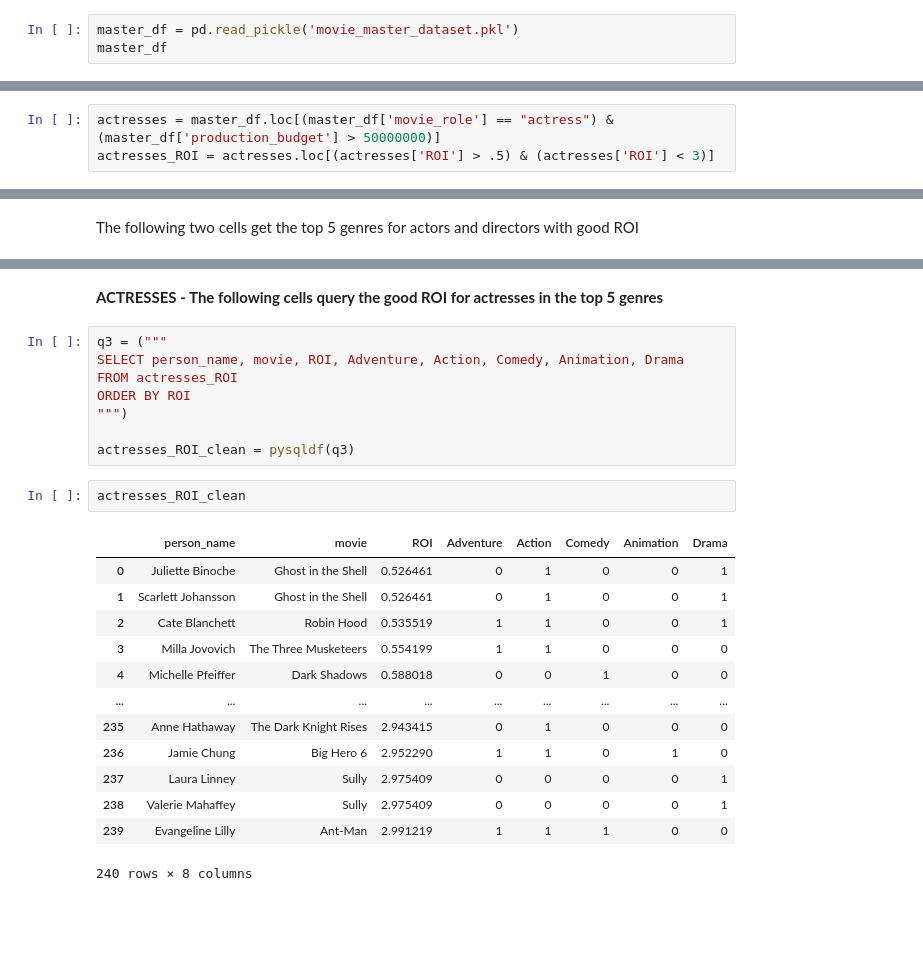
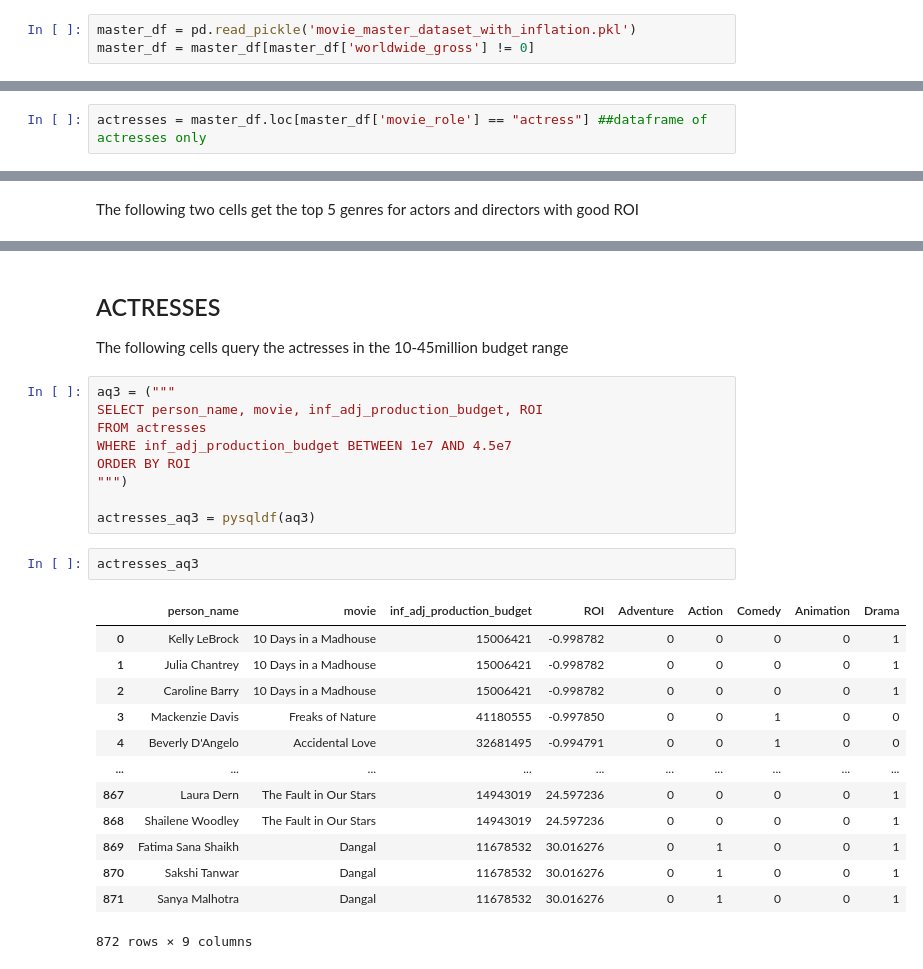
Before and after one commit to learn-co-curriculum/dsc-phase-1-project-template, a Jupyter notebook: notebooks/Rachael_Analysis_Peoplerecommendations.ipynb, the cells around one changed output, grey strips where cells are left out. Saved outputs shown, nothing was run; the diff lists cells and outputs as text; blank space fills up the shorter version.

```diff
--- a/notebooks/Rachael_Analysis_Peoplerecommendations.ipynb
+++ b/notebooks/Rachael_Analysis_Peoplerecommendations.ipynb
@@ -14,3 +26,3 @@ pysqldf = lambda q: sqldf(q, globals())
 # %%
-master_df = pd.read_pickle('movie_master_dataset.pkl')
-master_df
+master_df = pd.read_pickle('movie_master_dataset_with_inflation.pkl')
+master_df = master_df[master_df['worldwide_gross'] != 0]
@@ -86,3 +80,2 @@ actors_ROI = actors.loc[(actors['ROI'] > .5) & (actors['ROI'] < 3)]
 # %%
-actresses = master_df.loc[(master_df['movie_role'] == "actress") & (master_df['production_budget'] > 50000000)]
-actresses_ROI = actresses.loc[(actresses['ROI'] > .5) & (actresses['ROI'] < 3)]
+actresses = master_df.loc[master_df['movie_role'] == "actress"] ##dataframe of actresses only
@@ -275,26 +468,29 @@ Name: person_name, dtype: int64
 # %% [markdown]
-<b>ACTRESSES -  The following cells query the good ROI for actresses in the top 5 genres</b>
+## ACTRESSES
+
+The following cells query the actresses in the 10-45million budget range</b>
 # %%
-q3 = ("""
-SELECT person_name, movie, ROI, Adventure, Action, Comedy, Animation, Drama
-FROM actresses_ROI
+aq3 = ("""
+SELECT person_name, movie, inf_adj_production_budget, ROI
+FROM actresses
+WHERE inf_adj_production_budget BETWEEN 1e7 AND 4.5e7
 ORDER BY ROI
 """)
 
-actresses_ROI_clean = pysqldf(q3)
+actresses_aq3 = pysqldf(aq3)
 # %%
-actresses_ROI_clean
+actresses_aq3
 # %% [output]
-|  | person_name | movie | ROI | Adventure | Action | Comedy | Animation | Drama |
-| 0 | Juliette Binoche | Ghost in the Shell | 0.526461 | 0 | 1 | 0 | 0 | 1 |
-| 1 | Scarlett Johansson | Ghost in the Shell | 0.526461 | 0 | 1 | 0 | 0 | 1 |
-| 2 | Cate Blanchett | Robin Hood | 0.535519 | 1 | 1 | 0 | 0 | 1 |
-| 3 | Milla Jovovich | The Three Musketeers | 0.554199 | 1 | 1 | 0 | 0 | 0 |
-| 4 | Michelle Pfeiffer | Dark Shadows | 0.588018 | 0 | 0 | 1 | 0 | 0 |
-| ... | ... | ... | ... | ... | ... | ... | ... | ... |
-| 235 | Anne Hathaway | The Dark Knight Rises | 2.943415 | 0 | 1 | 0 | 0 | 0 |
-| 236 | Jamie Chung | Big Hero 6 | 2.952290 | 1 | 1 | 0 | 1 | 0 |
-| 237 | Laura Linney | Sully | 2.975409 | 0 | 0 | 0 | 0 | 1 |
-| 238 | Valerie Mahaffey | Sully | 2.975409 | 0 | 0 | 0 | 0 | 1 |
-| 239 | Evangeline Lilly | Ant-Man | 2.991219 | 1 | 1 | 1 | 0 | 0 |
+|  | person_name | movie | inf_adj_production_budget | ROI | Adventure | Action | Comedy | Animation | Drama |
+| 0 | Kelly LeBrock | 10 Days in a Madhouse | 15006421 | -0.998782 | 0 | 0 | 0 | 0 | 1 |
+| 1 | Julia Chantrey | 10 Days in a Madhouse | 15006421 | -0.998782 | 0 | 0 | 0 | 0 | 1 |
+| 2 | Caroline Barry | 10 Days in a Madhouse | 15006421 | -0.998782 | 0 | 0 | 0 | 0 | 1 |
+| 3 | Mackenzie Davis | Freaks of Nature | 41180555 | -0.997850 | 0 | 0 | 1 | 0 | 0 |
+| 4 | Beverly D'Angelo | Accidental Love | 32681495 | -0.994791 | 0 | 0 | 1 | 0 | 0 |
+| ... | ... | ... | ... | ... | ... | ... | ... | ... | ... |
+| 867 | Laura Dern | The Fault in Our Stars | 14943019 | 24.597236 | 0 | 0 | 0 | 0 | 1 |
+| 868 | Shailene Woodley | The Fault in Our Stars | 14943019 | 24.597236 | 0 | 0 | 0 | 0 | 1 |
+| 869 | Fatima Sana Shaikh | Dangal | 11678532 | 30.016276 | 0 | 1 | 0 | 0 | 1 |
+| 870 | Sakshi Tanwar | Dangal | 11678532 | 30.016276 | 0 | 1 | 0 | 0 | 1 |
+| 871 | Sanya Malhotra | Dangal | 11678532 | 30.016276 | 0 | 1 | 0 | 0 | 1 |
-240 rows × 8 columns
+872 rows × 9 columns
```
Also changed, not shown: parts of 60 cells of this notebook.
